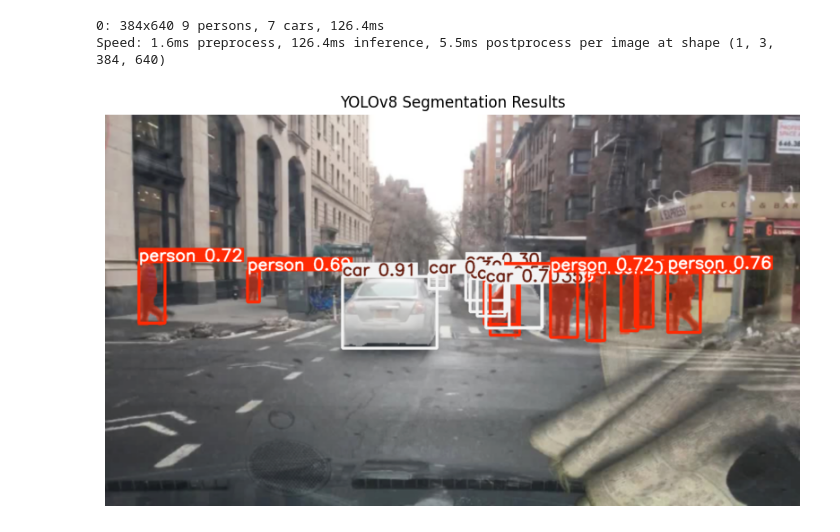
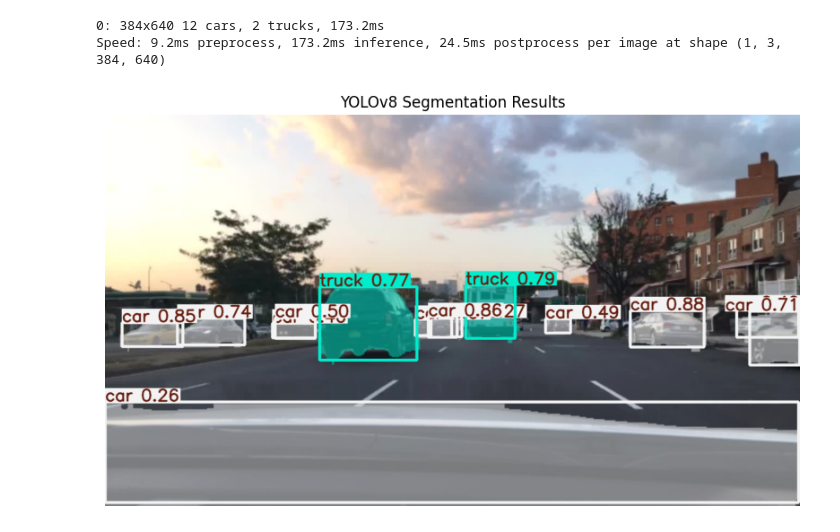
Before and after one commit to poripouria/RagbaarNet, a Jupyter notebook: test.ipynb, the cells around one changed output. Drawn from its saved outputs; the diff is of its cells as text; code cells hidden in the pictures.

```diff
--- a/test.ipynb
+++ b/test.ipynb
@@ -9,13 +7,13 @@ Downloading https://github.com/ultralytics/assets/releases/download/v8.3.0/yolov
 # %%
-img = cv2.imread("assets/dashcam-test(b1d0a191-06deb55d).jpg")
+img = cv2.imread("assets/test/dashcam-val(c37b8378-9c23f3b3).jpg")
 img_rgb = cv2.cvtColor(img, cv2.COLOR_BGR2RGB)
 results = model(img_rgb)[0]  # Get the first result
 plt.figure(figsize=(10, 6))
 plt.imshow(results.plot())  # Plot the results
 plt.title("YOLOv8 Segmentation Results")
 plt.axis('off')
 plt.show()
 # %% [output]
-0: 384x640 9 persons, 7 cars, 126.4ms
-Speed: 1.6ms preprocess, 126.4ms inference, 5.5ms postprocess per image at shape (1, 3, 384, 640)
+0: 384x640 12 cars, 2 trucks, 173.2ms
+Speed: 9.2ms preprocess, 173.2ms inference, 24.5ms postprocess per image at shape (1, 3, 384, 640)
-[figure, old version]
+[figure, new version]
```
Also changed, not shown: parts of 5 cells of this notebook, 2 other files.
